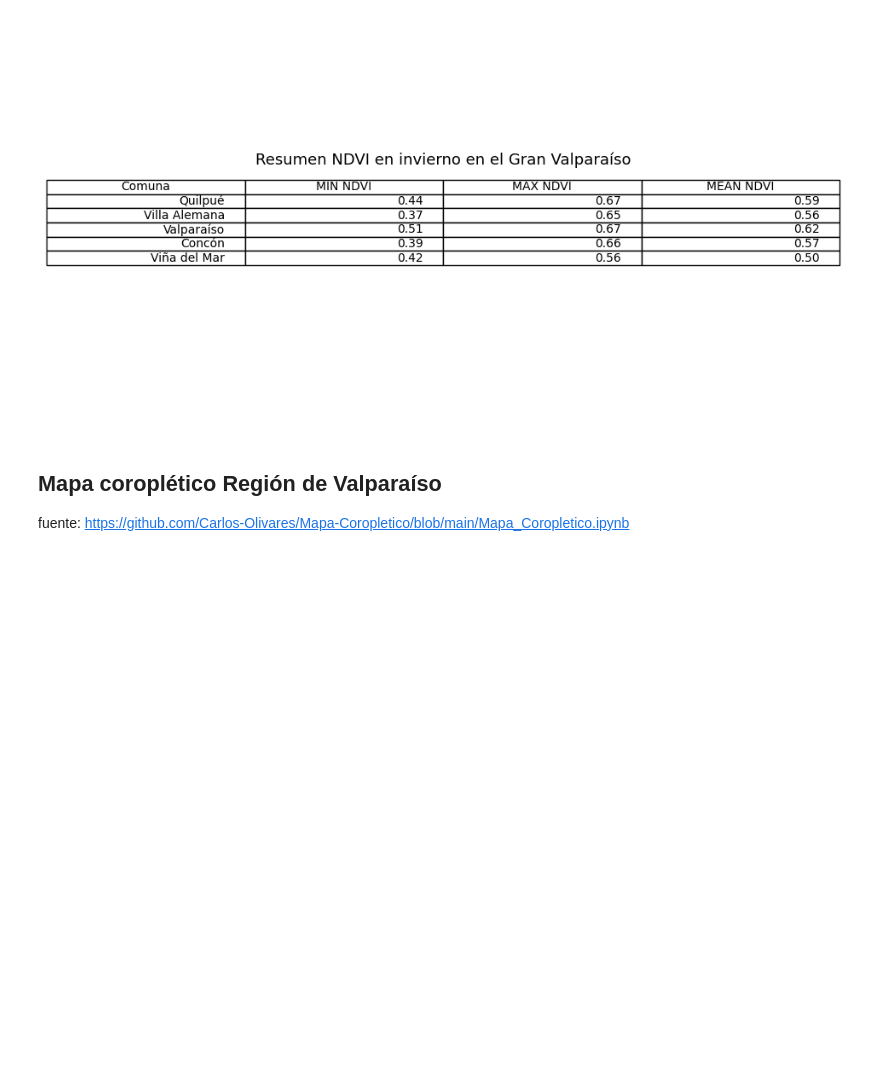
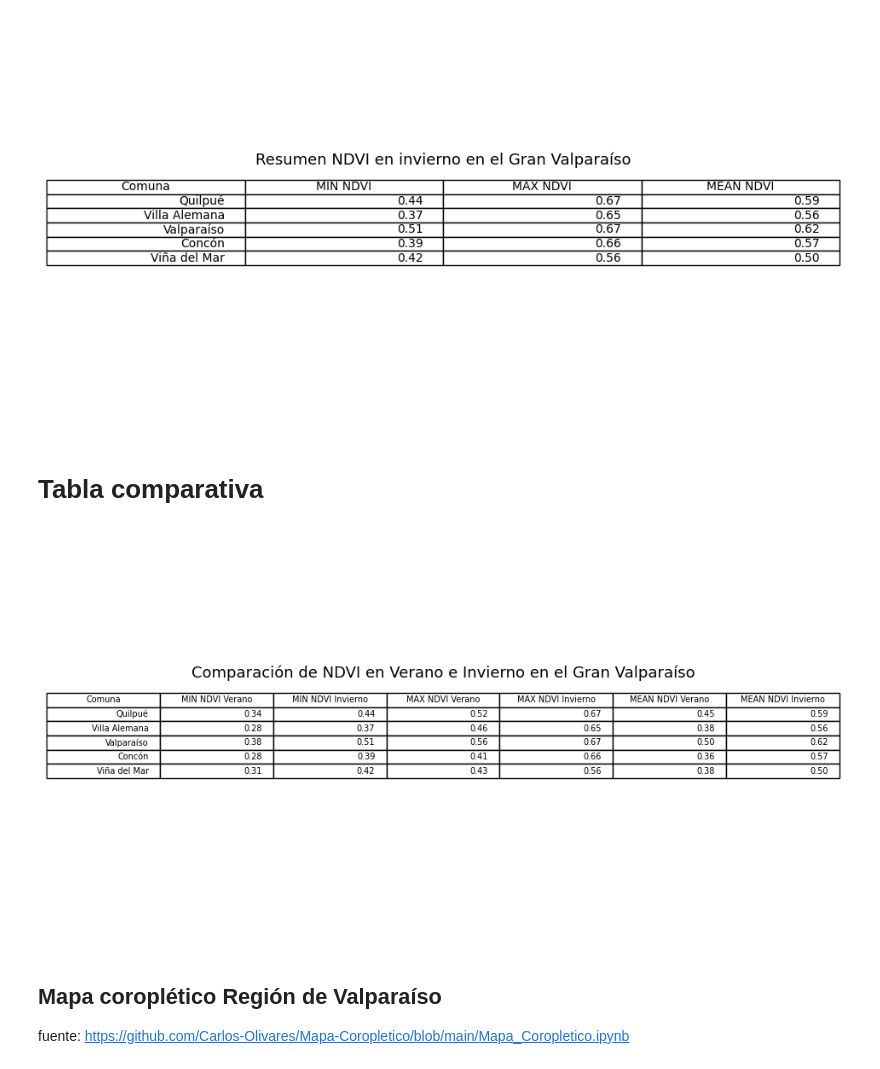
Before and after one commit to barbarapatino/Programa-de-investigacion-en-pregrado-IPRE-Green-Spaces-in-Valparaiso, a Jupyter notebook: code/estadisticas_gran_valparaiso.ipynb, the cells around one changed output. Cells and saved outputs as stored; diff of their text form; code cells hidden in the pictures; blank space fills up the shorter version.

Commit message:
se creó tabla comparativa de las tablas resumen

```diff
--- a/code/estadisticas_gran_valparaiso.ipynb
+++ b/code/estadisticas_gran_valparaiso.ipynb
@@ -81,6 +81,39 @@ plt.title('Resumen NDVI en invierno en el Gran Valparaíso', fontsize=13, y=0.63
 tabla = ax.table(cellText=df_winter_gran_valparaiso_tabla.values, colLabels=['Comuna', 'MIN NDVI', 'MAX NDVI', 'MEAN NDVI'], loc='center')
 # %% [output]
 [figure]
+# %% [markdown]
+# Tabla comparativa
+# %%
+# Crear un DataFrame comparativo
+df_comparado = pd.DataFrame({
+    'Comuna': df_summer_gran_valparaiso_copy['NOM_COM'],
+    'MIN NDVI Verano': df_summer_gran_valparaiso_copy['MIN'],
+    'MIN NDVI Invierno': df_winter_gran_valparaiso_copy['MIN'],
+    'MAX NDVI Verano': df_summer_gran_valparaiso_copy['MAX'],
+    'MAX NDVI Invierno': df_winter_gran_valparaiso_copy['MAX'],
+    'MEAN NDVI Verano': df_summer_gran_valparaiso_copy['MEAN'],
+    'MEAN NDVI Invierno': df_winter_gran_valparaiso_copy['MEAN']
+})
+
+# Redondear a 2 decimales
+df_comparado[['MIN NDVI Verano', 'MIN NDVI Invierno', 'MAX NDVI Verano', 'MAX NDVI Invierno', 'MEAN NDVI Verano', 'MEAN NDVI Invierno']] = df_comparado[['MIN NDVI Verano', 'MIN NDVI Invierno', 'MAX NDVI Verano', 'MAX NDVI Invierno', 'MEAN NDVI Verano', 'MEAN NDVI Invierno']].round(2)
+df_comparado = df_comparado.applymap(lambda x: f'{x:.2f}' if isinstance(x, (int, float)) else x)
+
+# Crear la figura
+fig, ax = plt.subplots(figsize=(12, 6))
+
+ax.axis('tight')
+ax.axis('off')
+
+plt.title('Comparación de NDVI en Verano e Invierno en el Gran Valparaíso', fontsize=13, y=0.63)
+
+tabla = ax.table(cellText=df_comparado.values,
+                colLabels=df_comparado.columns,
+                loc='center')
+
+plt.show()
+# %% [output]
+[figure, added]
 # %% [markdown]
 ## Mapa coroplético Región de Valparaíso
 fuente: https://github.com/Carlos-Olivares/Mapa-Coropletico/blob/main/Mapa_Coropletico.ipynb
```
Also changed, not shown: 2 other files.
